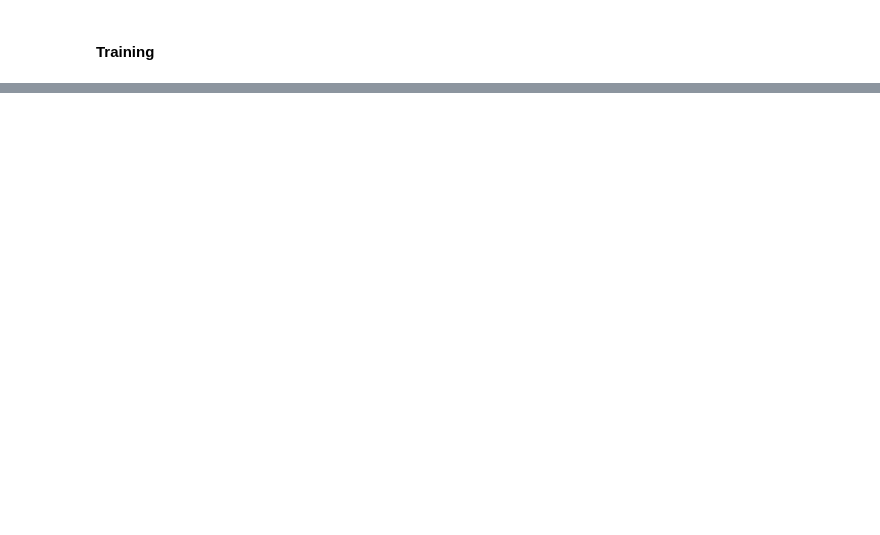
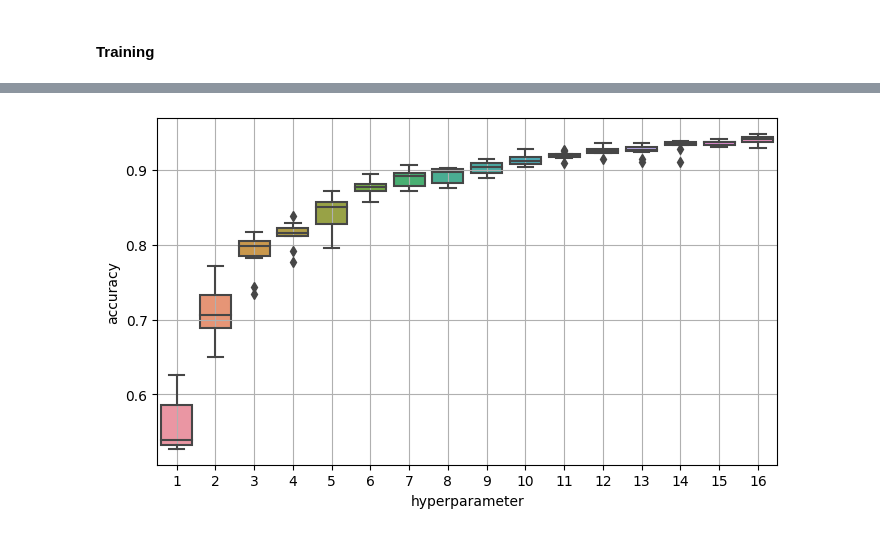
Before and after one commit to renatohack/Robotics-and-Computer-Vision, a Jupyter notebook: 2 - Computer Vision/cv/AT/src/krps-folder.ipynb, the cells around one changed output, grey strips where cells are left out. Drawn from its saved outputs; the diff is of its cells as text; code cells hidden in the pictures; blank space fills up the shorter version.

Commit message:
KFold implemented

```diff
--- a/2 - Computer Vision/cv/AT/src/krps-folder.ipynb
+++ b/2 - Computer Vision/cv/AT/src/krps-folder.ipynb
@@ -56,8 +59,14 @@ train_ds = tf.keras.utils.image_dataset_from_directory(
     crop_to_aspect_ratio=False
 )
 
-print(train_ds)
-print(train_ds.take(500))
-numpy.array(train_ds)
+train_images = []
+train_labels = []
+
+for image, label in train_ds:
+    train_images.append(image.numpy())
+    train_labels.append(label.numpy())
+
+train_images = numpy.concatenate(train_images, axis = 0)
+train_labels = numpy.concatenate(train_labels, axis = 0)
 # %% [output]
 Found 4741 files belonging to 3 classes.
@@ -125,31 +130,31 @@ result_list = []
 kfolder = StratifiedKFold(n_splits = n_folds, random_state = the_seed, shuffle = True)
 
 for hyperparameter in numpy.arange(1, hyperparameter_max + 1):
-    for i, (train_index, validation_index) in enumerate(kfolder.split(numpy.array(train_ds.take(1))[0], numpy.array(train_ds.take(1))[1])):
+    for i, (train_index, validation_index) in enumerate(kfolder.split(train_images, train_labels)):
         print(f"Starting h: {hyperparameter} f: {i}")
         X_train, Y_train = train_images[train_index], train_labels[train_index]
         X_val, Y_val = train_images[validation_index], train_labels[validation_index]
 
         # NET NAME > Hyperparameter + Fold Number
-        net_name = f"LittleEyes_{hyperparameter}_{i}"
+        net_name = f"RPS_H{hyperparameter}_F{i}"
         print(f"{net_name} training started...")
 
-        little_eyes = create_litle_eyes(net_name = net_name,
+        rps_net = create_rps(net_name = net_name,
                                         hyperparameter = hyperparameter)
 
-        opt = optimizers.Adam(learning_rate = learning_rate)
+        opt = keras.optimizers.Adam(learning_rate = learning_rate)
 
-        little_eyes.compile(optimizer=opt ,
-                    loss=tensorflow.keras.losses.SparseCategoricalCrossentropy(from_logits=True),
+        rps_net.compile(optimizer=opt ,
+                    loss=keras.losses.SparseCategoricalCrossentropy(from_logits=True),
                     metrics=[score_metric])
 
-        history = little_eyes.fit(X_train, Y_train, epochs = max_epochs,
+        history = rps_net.fit(X_train, Y_train, epochs = max_epochs,
                             validation_data=(X_val, Y_val),
                             verbose = verbose)
 
         training_score = history.history[score_metric][-1]
         validation_score = history.history[f"val_{score_metric}"][-1]
 
-        result_list.append((net_name, hyperparameter, i, training_score, validation_score, little_eyes))
+        result_list.append((net_name, hyperparameter, i, training_score, validation_score, rps_net))
         print(f"{net_name.upper()}: {100 * training_score:.0f}% TRAINING {score_metric.upper()} / {100 * validation_score:.0f}% VALIDATION {score_metric.upper()}")
 # %% [output]
@@ -156,0 +178,4 @@ IndexError: too many indices for array: array is 0-dimensional, but 1 were index
+# %%
+results = pandas.DataFrame.from_records(result_list)
+results.columns = ["net_name", 'hyperparameter', "kfold", score_metric, f"val_{score_metric}", "rps"]
+results.sort_values("val_accuracy", ascending = False)
@@ -156,0 +196,7 @@ IndexError: too many indices for array: array is 0-dimensional, but 1 were index
+# %%
+fig = pyplot.figure(figsize = (8, 4.5))
+ax = fig.add_subplot(111)
+boxplot(results, x = 'hyperparameter', y = 'accuracy', ax = ax)
+ax.grid()
+# %% [output]
+[figure, added]
```
Also changed, not shown: parts of 4 cells of this notebook.
